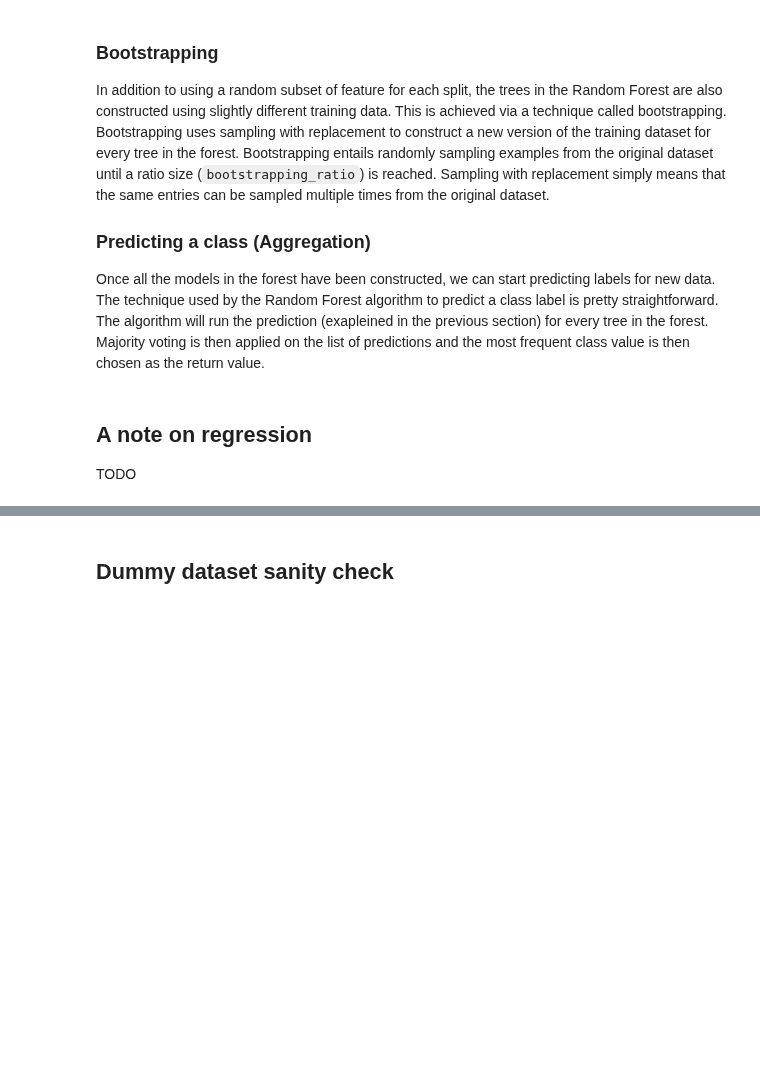
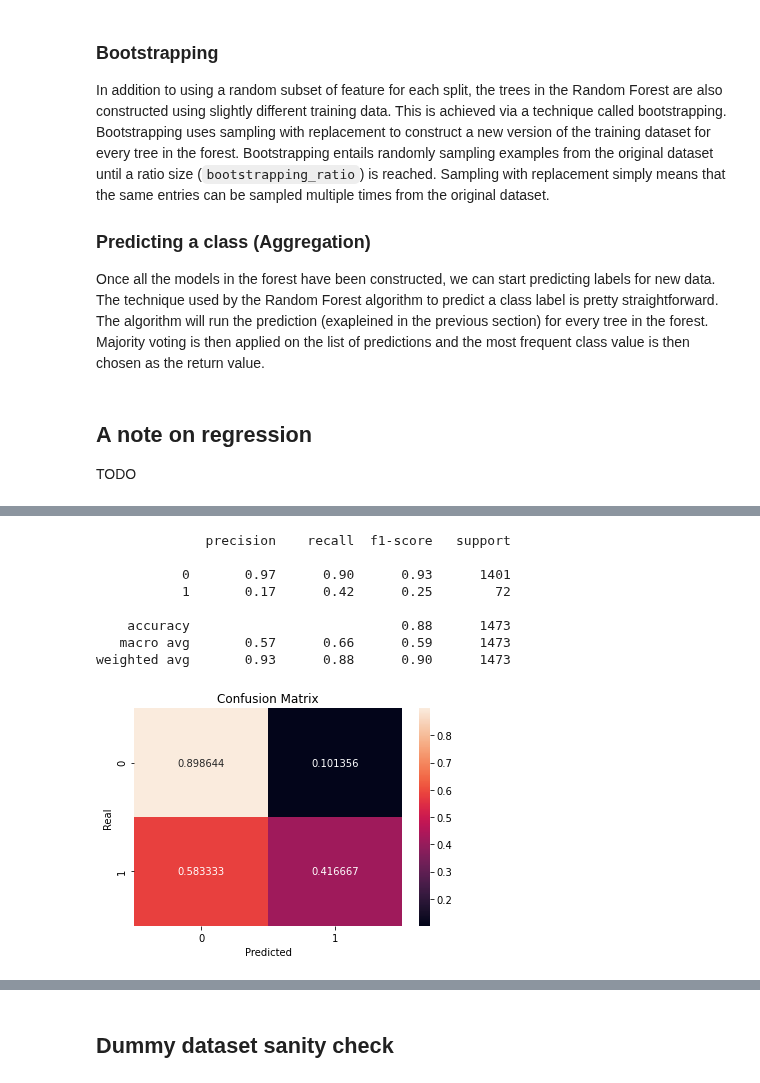
Before and after one commit to iberius96/Classification-task-for-heart-condition, a Jupyter notebook: main.ipynb, the cells around one changed output, grey strips where cells are left out. Cells and saved outputs as stored; diff of their text form; code cells hidden in the pictures; blank space fills up the shorter version.

```diff
--- a/main.ipynb
+++ b/main.ipynb
@@ -1165,0 +1301,18 @@ def plot_confusion_matrix(y, y_predict):
+# %%
+sklearn_forest = RandomForestClassifier(max_depth=80, max_features=3, min_samples_leaf=3, min_samples_split=8, n_estimators=500)
+sklearn_forest.fit(X_train_SMOTE.to_numpy(), y_train_SMOTE.values.flatten())
+
+'''print("TRAIN DATA")
+score_model(sklearn_forest, X_train, y_train)
+print("\nTEST DATA")'''
+sklearn_forest_class_report = score_model(sklearn_forest, X_test, y_test, 'Sklearn Random Forest')
+# %% [output]
+              precision    recall  f1-score   support
+
+           0       0.97      0.90      0.93      1401
+           1       0.17      0.42      0.25        72
+
+    accuracy                           0.88      1473
+   macro avg       0.57      0.66      0.59      1473
+weighted avg       0.93      0.88      0.90      1473
+[figure, added]
```
Also changed, not shown: parts of 24 cells of this notebook.
